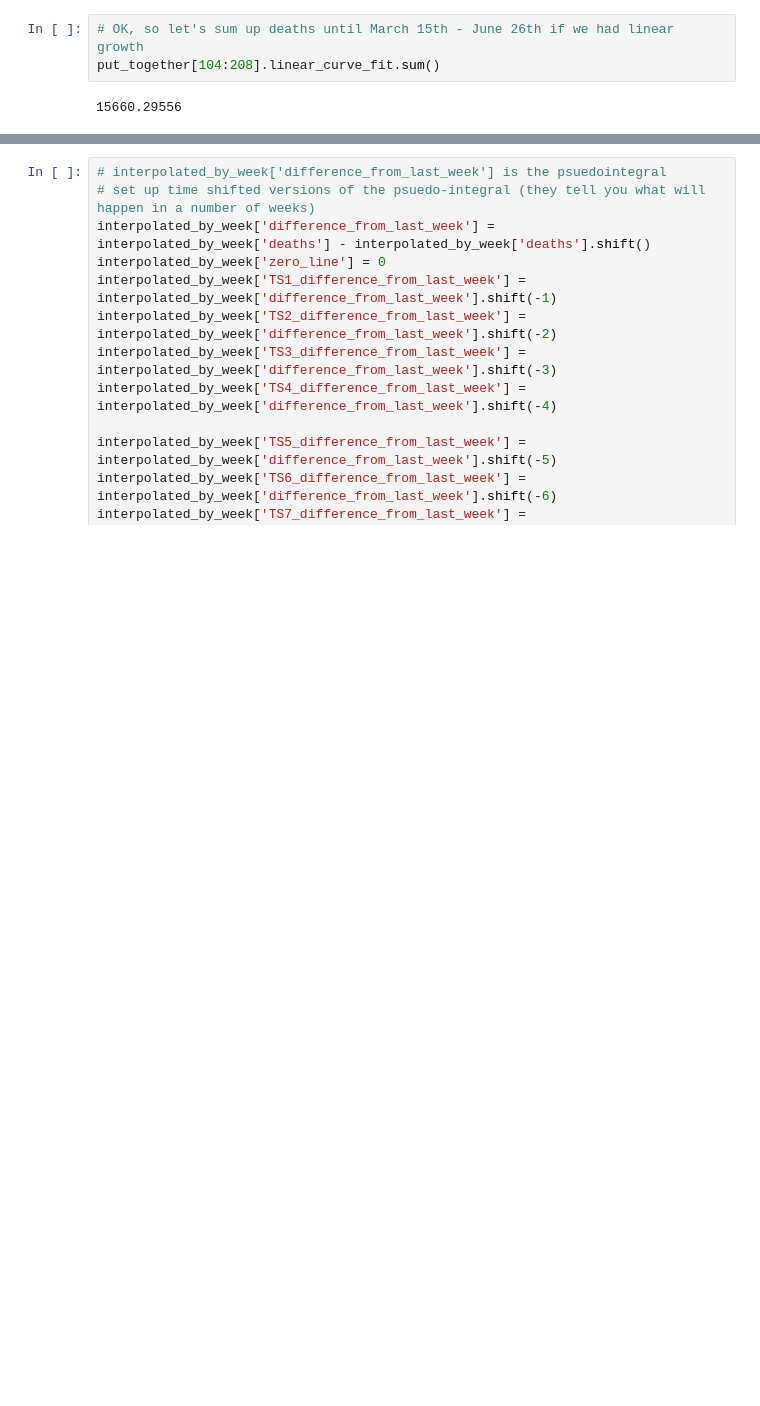
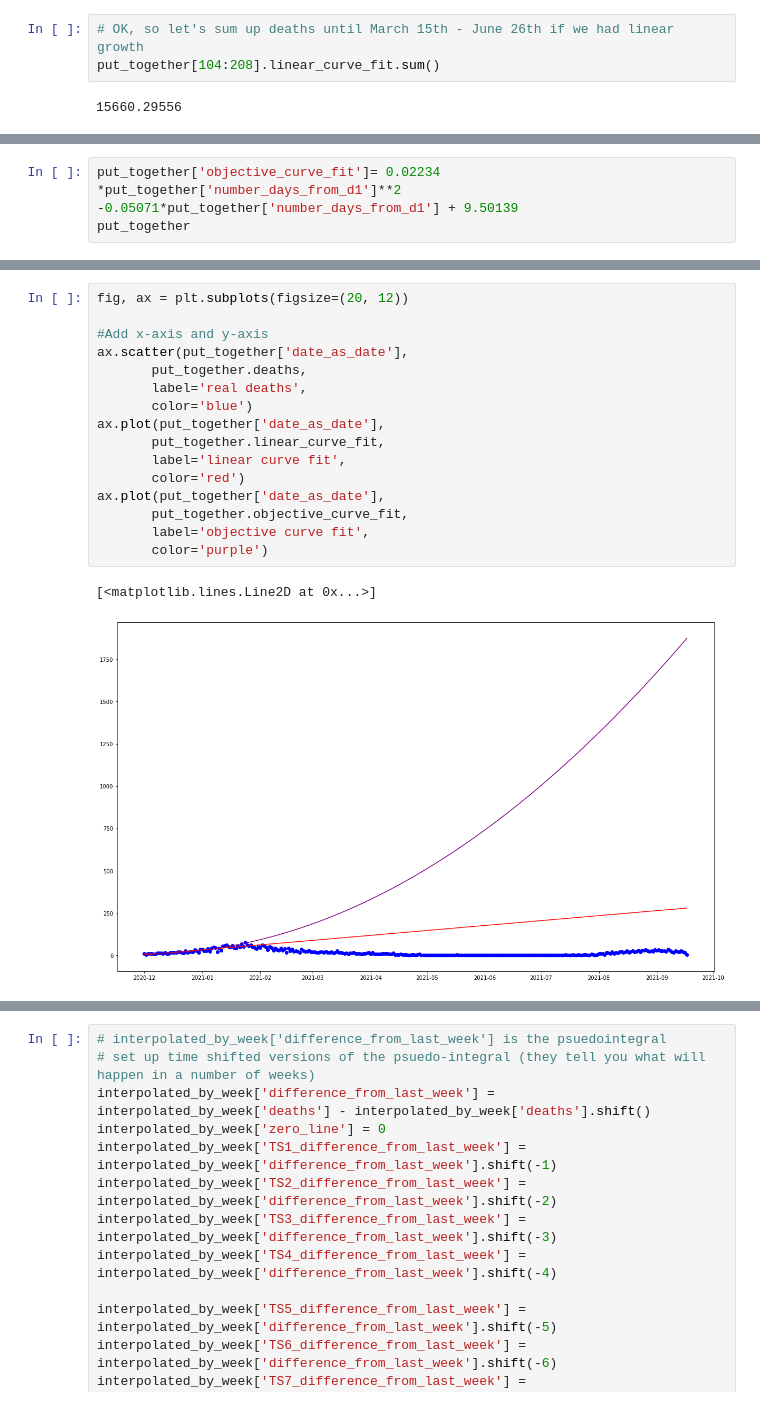
Before and after one commit to drcandacemakedamoore/for_dr_ronen_arbel, a Jupyter notebook: curve_predictions.ipynb, the cells around one changed output, grey strips where cells are left out. Saved outputs shown, nothing was run; the diff lists cells and outputs as text; blank space fills up the shorter version.

```diff
--- a/curve_predictions.ipynb
+++ b/curve_predictions.ipynb
@@ -306,0 +293,3 @@ def objective(x, a, b, c):
+# %%
+put_together['objective_curve_fit']= 0.02234 *put_together['number_days_from_d1']**2  -0.05071*put_together['number_days_from_d1'] + 9.50139
+put_together
@@ -306,0 +310,19 @@ def objective(x, a, b, c):
+# %%
+fig, ax = plt.subplots(figsize=(20, 12))
+
+#Add x-axis and y-axis
+ax.scatter(put_together['date_as_date'],
+       put_together.deaths,
+       label='real deaths',
+       color='blue')
+ax.plot(put_together['date_as_date'],
+       put_together.linear_curve_fit,
+       label='linear curve fit',
+       color='red')
+ax.plot(put_together['date_as_date'],
+       put_together.objective_curve_fit,
+       label='objective curve fit',
+       color='purple')
+# %% [output]
+[<matplotlib.lines.Line2D at 0x...>]
+[figure, added]
```
Also changed, not shown: parts of 24 cells of this notebook, 1 other file.
